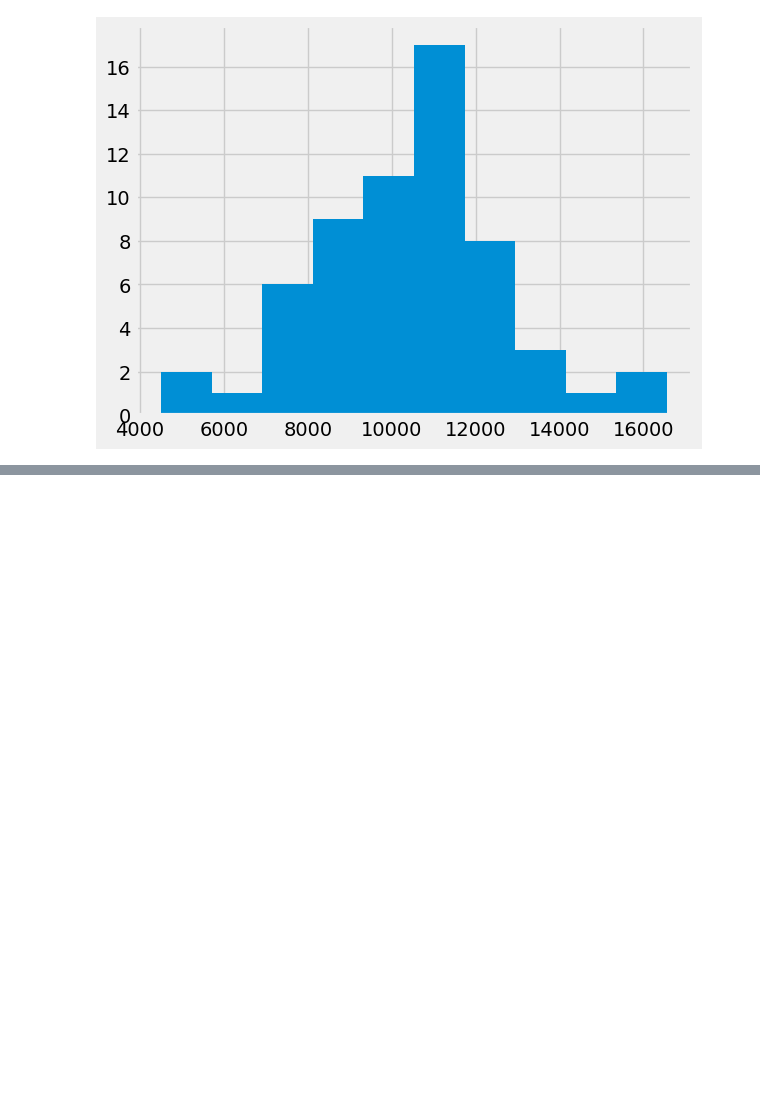
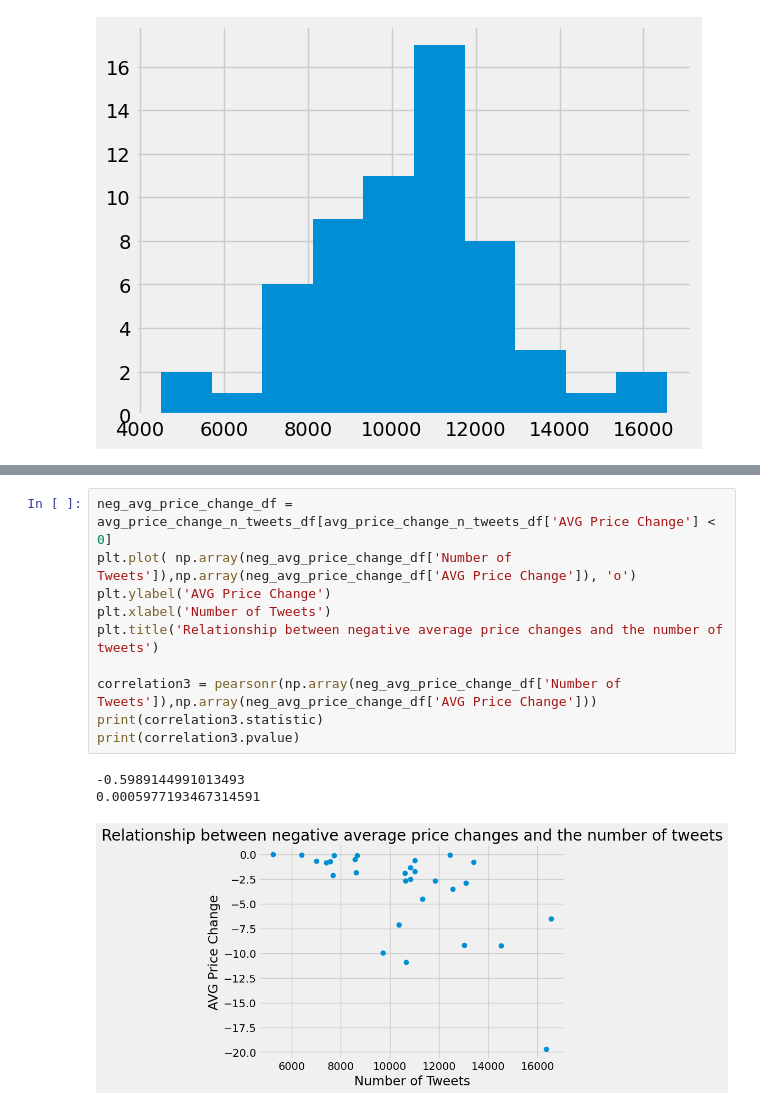
Before and after one commit to JulianaMatovu/Influence-of-Tweets-on-Amazon-Stock-Prices, a Jupyter notebook: Influence of Tweets on Stock Price.ipynb, the cells around one changed output, grey strips where cells are left out. Drawn from its saved outputs; the diff is of its cells as text; blank space fills up the shorter version.

```diff
--- a/Influence of Tweets on Stock Price.ipynb
+++ b/Influence of Tweets on Stock Price.ipynb
@@ -307,0 +340,14 @@ Text(0, 0.5, 'Number of Tweets')
+# %%
+neg_avg_price_change_df = avg_price_change_n_tweets_df[avg_price_change_n_tweets_df['AVG Price Change'] < 0]
+plt.plot( np.array(neg_avg_price_change_df['Number of Tweets']),np.array(neg_avg_price_change_df['AVG Price Change']), 'o')
+plt.ylabel('AVG Price Change')
+plt.xlabel('Number of Tweets')
+plt.title('Relationship between negative average price changes and the number of tweets')
+
+correlation3 = pearsonr(np.array(neg_avg_price_change_df['Number of Tweets']),np.array(neg_avg_price_change_df['AVG Price Change']))
+print(correlation3.statistic)
+print(correlation3.pvalue)
+# %% [output]
+-0.5989144991013493
+0.0005977193467314591
+[figure, added]
```
Also changed, not shown: parts of 13 cells of this notebook.
